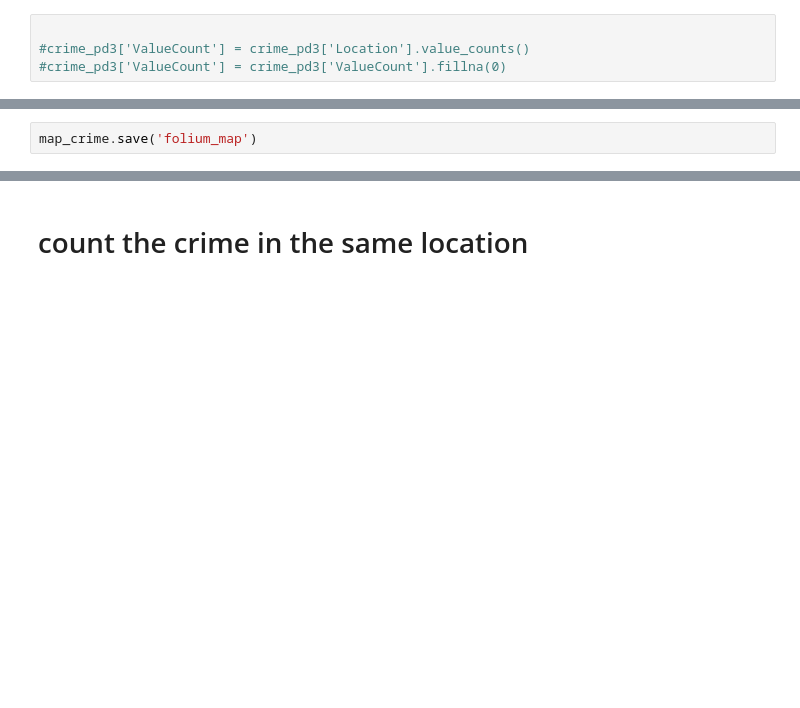
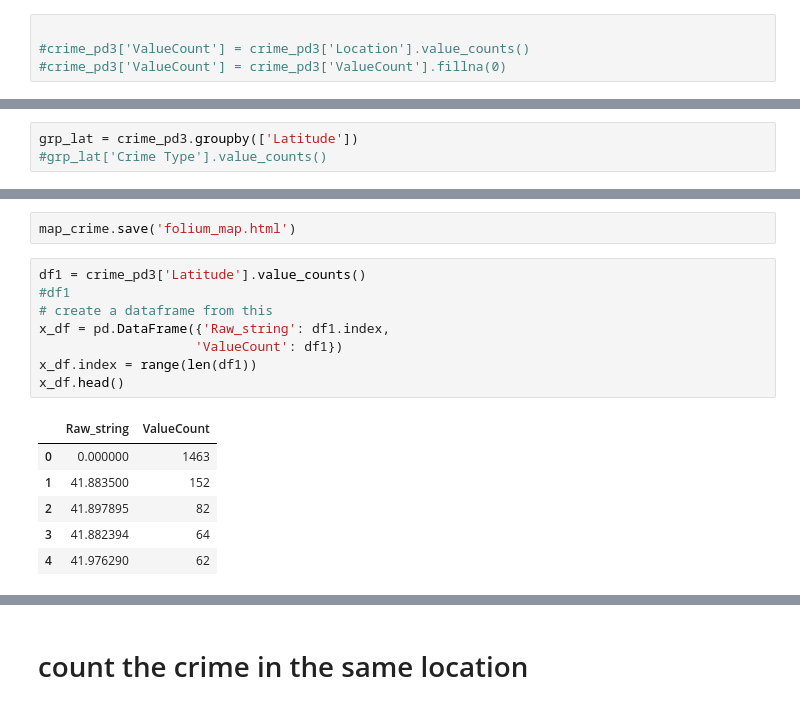
Before and after one commit to nrdeering/Charlotte-Crime-Data, a Jupyter notebook: chicago_data_analysis 2018.ipynb, the cells around one changed output, grey strips where cells are left out. Saved outputs shown, nothing was run; the diff lists cells and outputs as text; blank space fills up the shorter version.

```diff
--- a/chicago_data_analysis 2018.ipynb
+++ b/chicago_data_analysis 2018.ipynb
@@ -146,3 +107,6 @@ crime_pd3.head()
+# %%
+grp_lat = crime_pd3.groupby(['Latitude'])
+#grp_lat['Crime Type'].value_counts()
 # %%
 map_crime =  folium.Map(location=[41.864073, -87.706819], zoom_start=11, tiles='CartoDB dark_matter')
 crime_pd3['Latitude'] = crime_pd3['Latitude'].fillna(0)
@@ -172,4 +136,19 @@ See the caveats in the documentation: http://pandas.pydata.org/pandas-docs/stabl
   This is separate from the ipykernel package so we can avoid doing imports until
 [interactive output not drawn]
 # %%
-map_crime.save('folium_map')
+map_crime.save('folium_map.html')
+# %%
+df1 = crime_pd3['Latitude'].value_counts()
+#df1
+# create a dataframe from this
+x_df = pd.DataFrame({'Raw_string': df1.index,
+                    'ValueCount': df1})
+x_df.index = range(len(df1))
+x_df.head()
+# %% [output]
+|  | Raw_string | ValueCount |
+| 0 | 0.000000 | 1463 |
+| 1 | 41.883500 | 152 |
+| 2 | 41.897895 | 82 |
+| 3 | 41.882394 | 64 |
+| 4 | 41.976290 | 62 |
```
Also changed, not shown: parts of 19 cells of this notebook, 1 other file.
